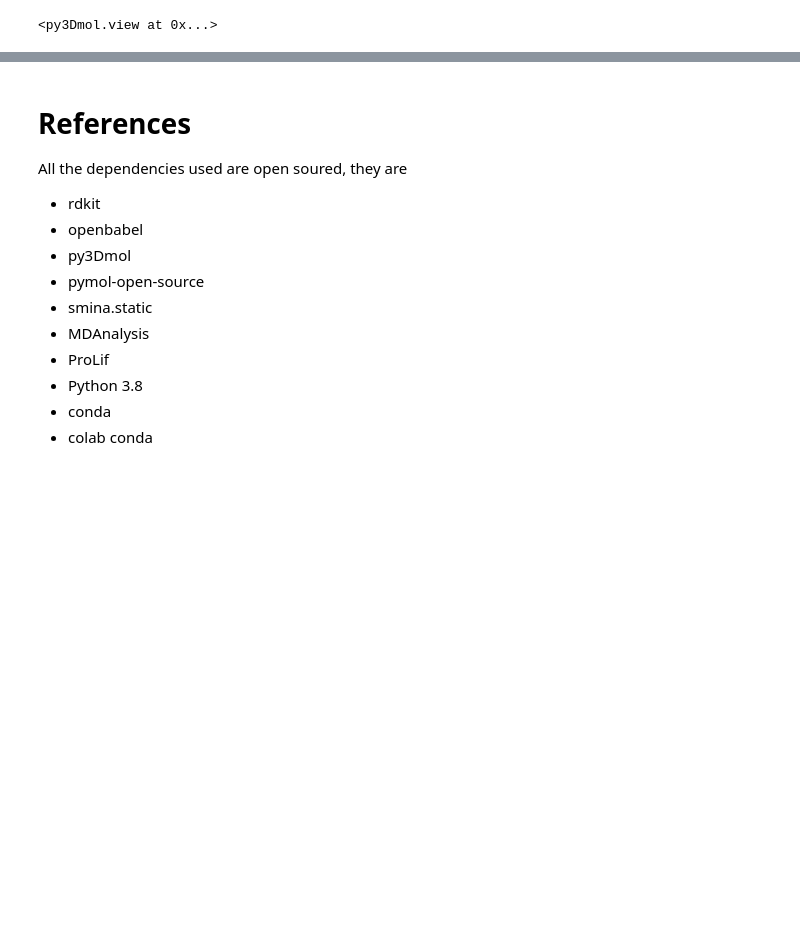
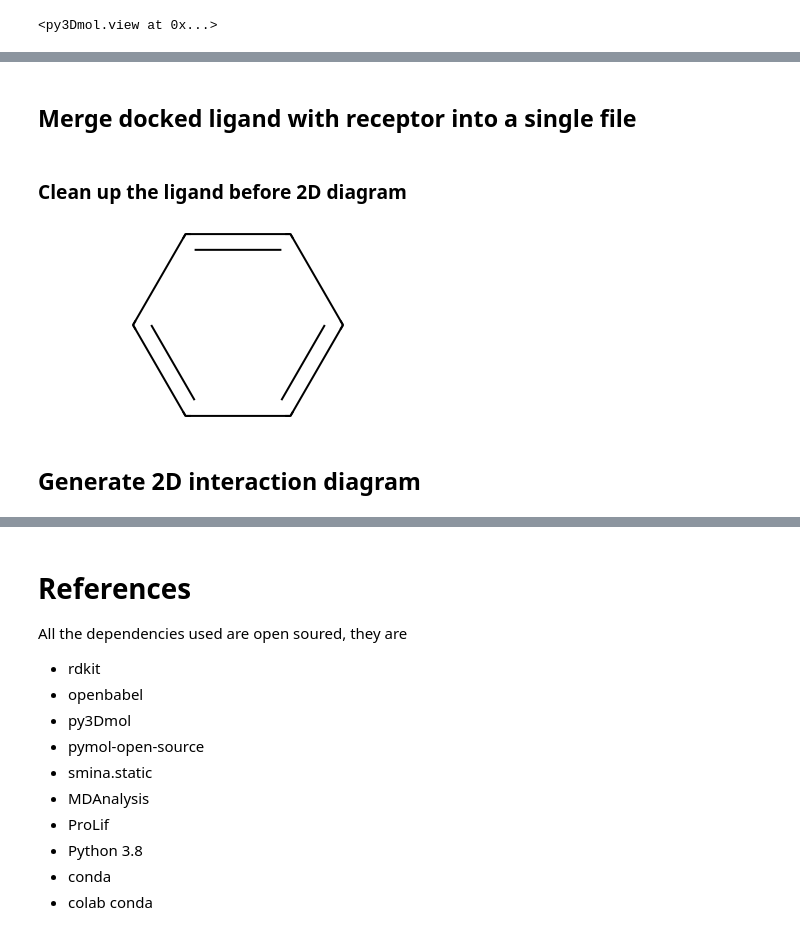
Before and after one commit to quantaosun/webdock, a Jupyter notebook: mybinder.ipynb, the cells around one changed output, grey strips where cells are left out. Saved outputs shown, nothing was run; the diff lists cells and outputs as text; code cells hidden in the pictures; blank space fills up the shorter version.

```diff
--- a/mybinder.ipynb
+++ b/mybinder.ipynb
@@ -286,0 +292,2 @@ DrawDocking(receptor,mols[0])
+# %% [markdown]
+## Merge docked ligand with receptor into a single file
@@ -286,0 +307,22 @@ DrawDocking(receptor,mols[0])
+# %%
+import numpy as np
+# load topology
+u = mda.Universe('combined.pdb')
+lig = u.select_atoms("resname UNL")
+prot = u.select_atoms("protein")
+# %% [markdown]
+### Clean up the ligand before 2D diagram
+# %%
+from rdkit import Chem
+from rdkit.Chem import Draw
+
+# create a molecule from the MDAnalysis selection
+lmol = plf.Molecule.from_mda(lig)
+# cleanup before drawing
+mol = Chem.RemoveHs(lmol)
+mol.RemoveAllConformers()
+Draw.MolToImage(mol, size=(400, 200))
+# %% [output]
+[figure, added]
+# %% [markdown]
+## Generate 2D interaction diagram
```
Also changed, not shown: parts of 9 cells of this notebook.
